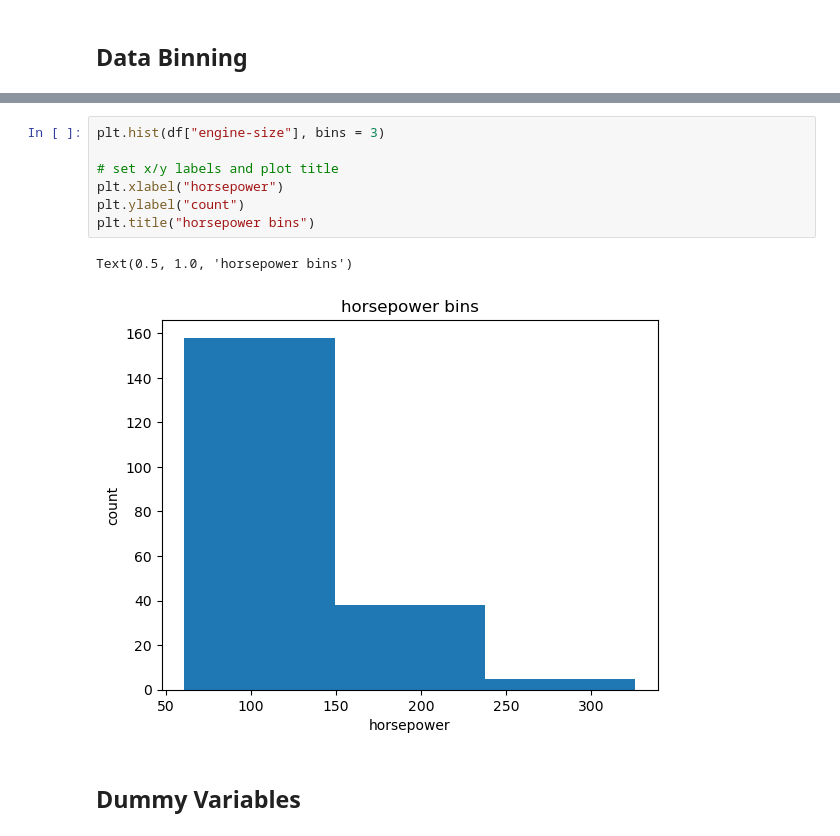
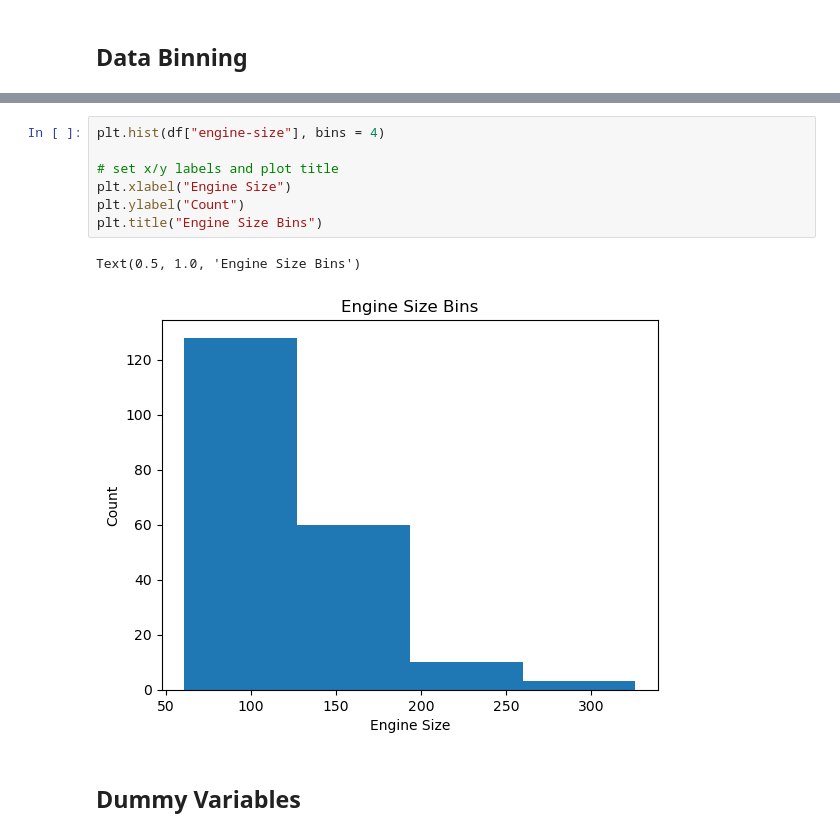
Before and after one commit to zahra-ahmadbeigloo/Data-analysis-projects, a Jupyter notebook: Car-Price-Analysis/Car-Price.ipynb, the cells around one changed output, grey strips where cells are left out. Saved outputs shown, nothing was run; the diff lists cells and outputs as text.

```diff
--- a/Car-Price-Analysis/Car-Price.ipynb
+++ b/Car-Price-Analysis/Car-Price.ipynb
@@ -182,14 +182,14 @@ Text(0.5, 1.0, 'horsepower bins')
 [figure]
 # %%
-plt.hist(df["engine-size"], bins = 3)
+plt.hist(df["engine-size"], bins = 4)
 
 # set x/y labels and plot title
-plt.xlabel("horsepower")
-plt.ylabel("count")
-plt.title("horsepower bins")
+plt.xlabel("Engine Size")
+plt.ylabel("Count")
+plt.title("Engine Size Bins")
 # %% [output]
-Text(0.5, 1.0, 'horsepower bins')
+Text(0.5, 1.0, 'Engine Size Bins')
-[figure, old version]
+[figure, new version]
 # %% [markdown]
 ## Dummy Variables
 # %%
```
Also changed, not shown: parts of 20 cells of this notebook.
